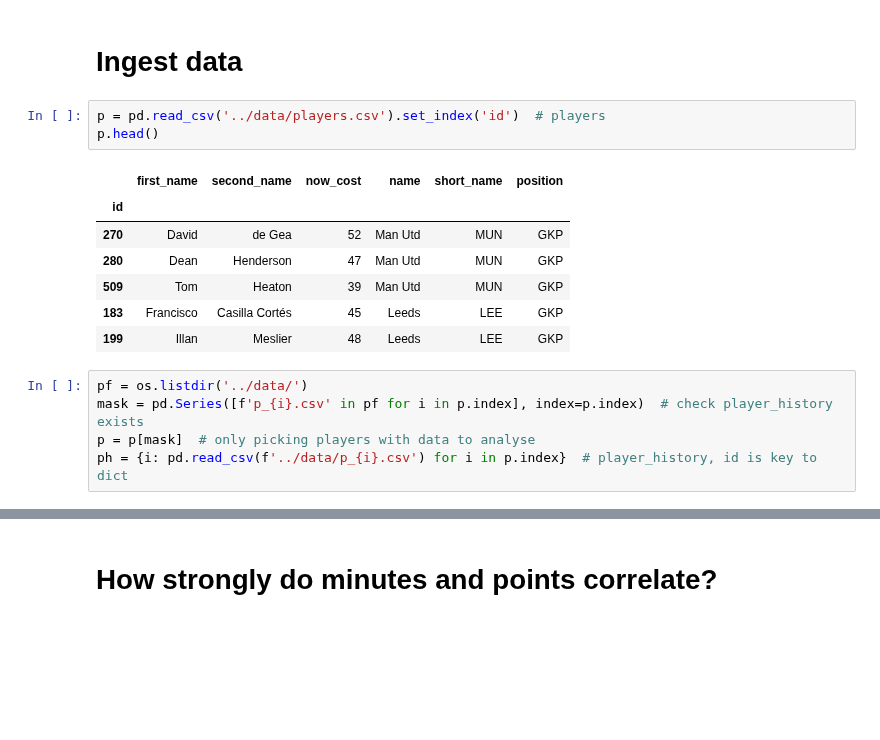
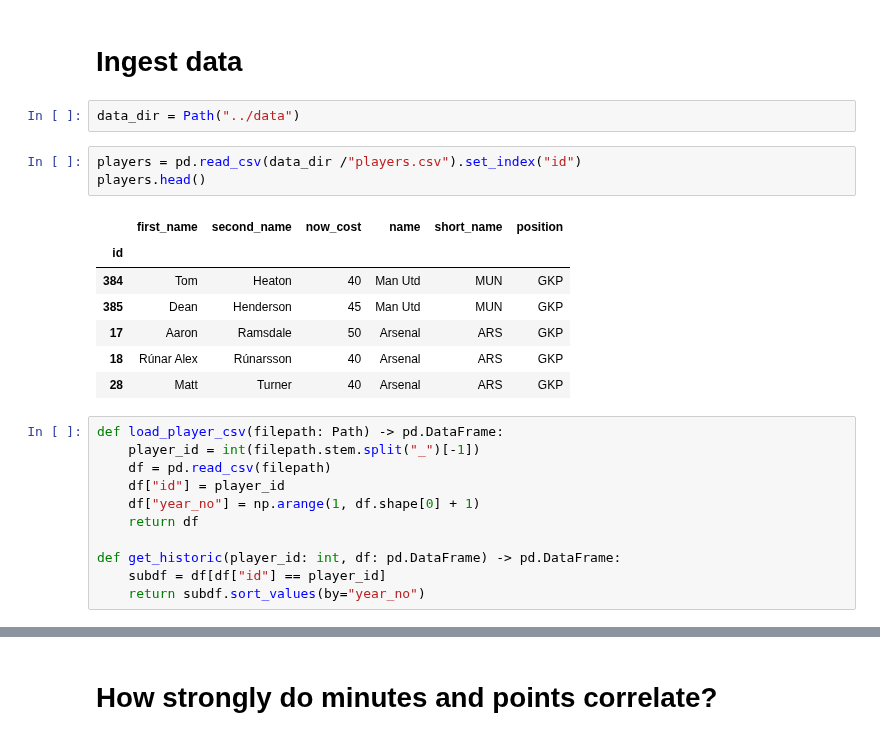
Before and after one commit to edwardhutchinson/fantasy-football-epl, a Jupyter notebook: notebooks/metric_research.ipynb, the cells around one changed output, grey strips where cells are left out. Cells and saved outputs as stored; diff of their text form; blank space fills up the shorter version.

```diff
--- a/notebooks/metric_research.ipynb
+++ b/notebooks/metric_research.ipynb
@@ -10,19 +37,27 @@ from sklearn.linear_model import LinearRegression
 np.random.seed(1)
 # %% [markdown]
 # Ingest data
+# %%
+data_dir = Path("../data")
 # %%
-p = pd.read_csv('../data/players.csv').set_index('id')  # players
-p.head()
+players = pd.read_csv(data_dir /"players.csv").set_index("id")
+players.head()
 # %% [output]
 |  | first_name | second_name | now_cost | name | short_name | position |
 | id |  |  |  |  |  |  |
-| 270 | David | de Gea | 52 | Man Utd | MUN | GKP |
-| 280 | Dean | Henderson | 47 | Man Utd | MUN | GKP |
-| 509 | Tom | Heaton | 39 | Man Utd | MUN | GKP |
-| 183 | Francisco | Casilla Cortés | 45 | Leeds | LEE | GKP |
-| 199 | Illan | Meslier | 48 | Leeds | LEE | GKP |
+| 384 | Tom | Heaton | 40 | Man Utd | MUN | GKP |
+| 385 | Dean | Henderson | 45 | Man Utd | MUN | GKP |
+| 17 | Aaron | Ramsdale | 50 | Arsenal | ARS | GKP |
+| 18 | Rúnar Alex | Rúnarsson | 40 | Arsenal | ARS | GKP |
+| 28 | Matt | Turner | 40 | Arsenal | ARS | GKP |
-# %%
-pf = os.listdir('../data/')
-mask = pd.Series([f'p_{i}.csv' in pf for i in p.index], index=p.index)  # check player_history exists
-p = p[mask]  # only picking players with data to analyse
-ph = {i: pd.read_csv(f'../data/p_{i}.csv') for i in p.index}  # player_history, id is key to dict
+# %%
+def load_player_csv(filepath: Path) -> pd.DataFrame:
+    player_id = int(filepath.stem.split("_")[-1])
+    df = pd.read_csv(filepath)
+    df["id"] = player_id
+    df["year_no"] = np.arange(1, df.shape[0] + 1)
+    return df
+
+def get_historic(player_id: int, df: pd.DataFrame) -> pd.DataFrame:
+    subdf = df[df["id"] == player_id]
+    return subdf.sort_values(by="year_no")
```
Also changed, not shown: parts of 23 cells of this notebook, 1 other file.
